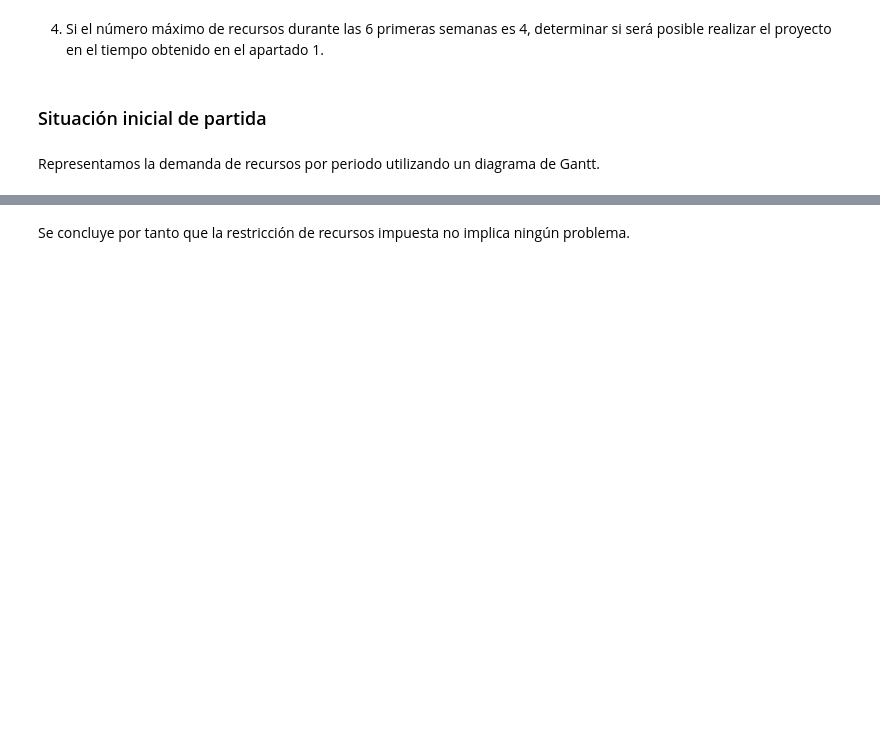
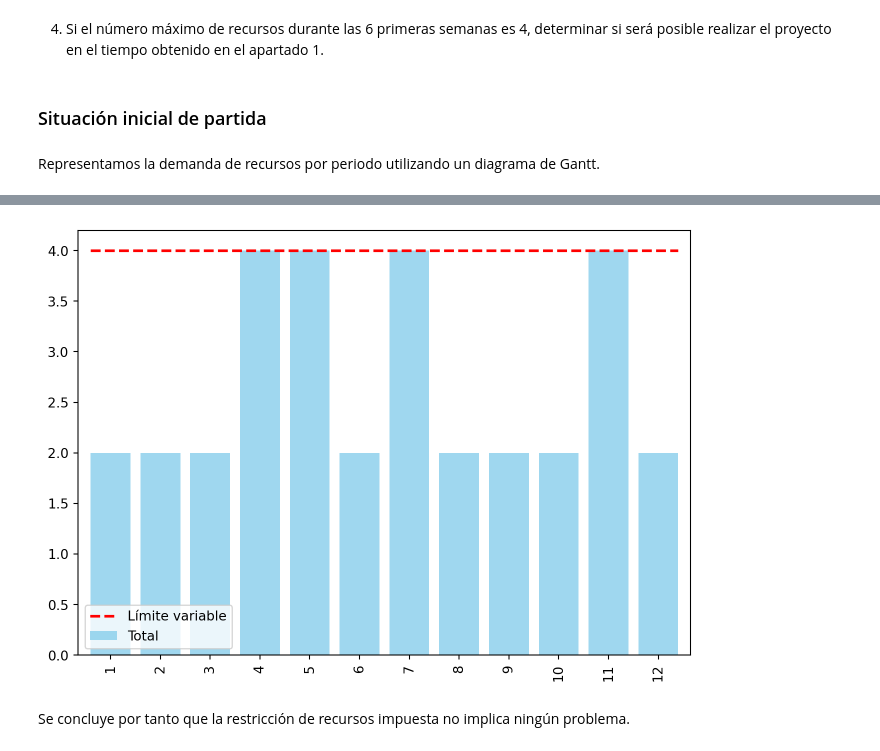
Before and after one commit to mcasl/pmULE, a Jupyter notebook: notebooks/Ejercicio_06.ipynb, the cells around one changed output, grey strips where cells are left out. Drawn from its saved outputs; the diff is of its cells as text; code cells hidden in the pictures; blank space fills up the shorter version.

```diff
--- a/notebooks/Ejercicio_06.ipynb
+++ b/notebooks/Ejercicio_06.ipynb
@@ -37,10 +37,11 @@ from pmule import PredecessorTable, ProjectGraph, pinta_tikz
 Dado un proyecto con los datos que se muestran en la tabla siguiente, se pide:
 # %%
 periodo_probabilidad_b = 9
+limite_maximo_recursos = [4]
 pregunta_1 = "1. Dibujar el diagrama Pert y determinar el camino crítico.  "
 pregunta_2 = f"2. Probabilidad de terminar el proyecto antes de {periodo_probabilidad_b} periodos.  "
 pregunta_3 = "3. Reducir la duración del proyecto hasta 10 periodos con el mínimo incremento posible de coste.  "
-pregunta_4 = "4. Si el número máximo de recursos durante las 6 primeras semanas es 4, determinar si será posible realizar el proyecto en el tiempo obtenido en el apartado 1.  "
+pregunta_4 = f"4. Si el número máximo de recursos durante las 6 primeras semanas es {limite_maximo_recursos[0]}, determinar si será posible realizar el proyecto en el tiempo obtenido en el apartado 1.  "
 # %%
 display(Markdown(pregunta_1))
 display(Markdown(pregunta_2))
@@ -359,5 +360,11 @@ gantt_df, dibujo = proyecto_asignacion.gantt(datos_proyecto, 'duration', 'resour
 pinta_tikz(dibujo)
 # %% [output]
 [drawing not drawn]
+# %%
+#| fig-cap: "Diagrama de cargas del proyecto de acuerdo a su definición original, con indicación del límite máximo de recursos"
+#| label: fig-preNivelacionBarras
+plot_cargas(gantt_df=gantt_df, limite_maximo_recursos=limite_maximo_recursos)
+# %% [output]
+[figure, added]
 # %% [markdown]
 Se concluye por tanto que la restricción de recursos impuesta no implica ningún problema.
```
Also changed, not shown: parts of 1 cell of this notebook, 3 other files.
